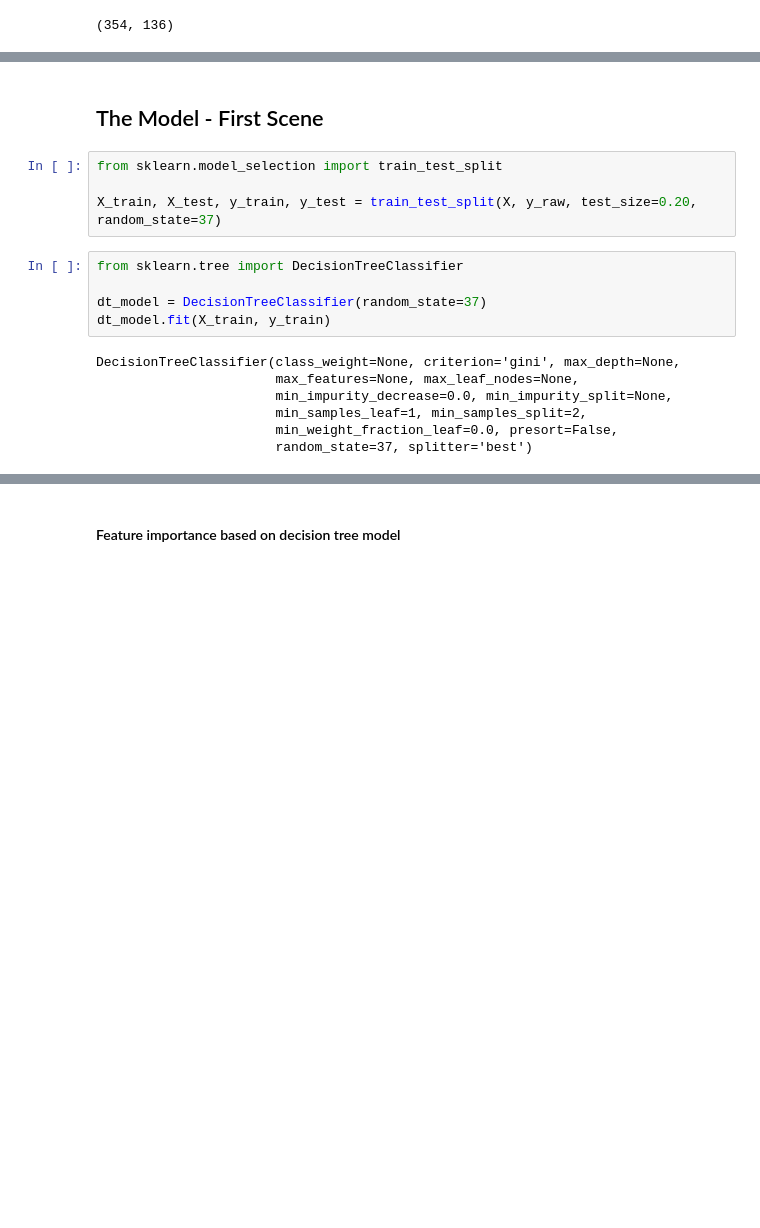
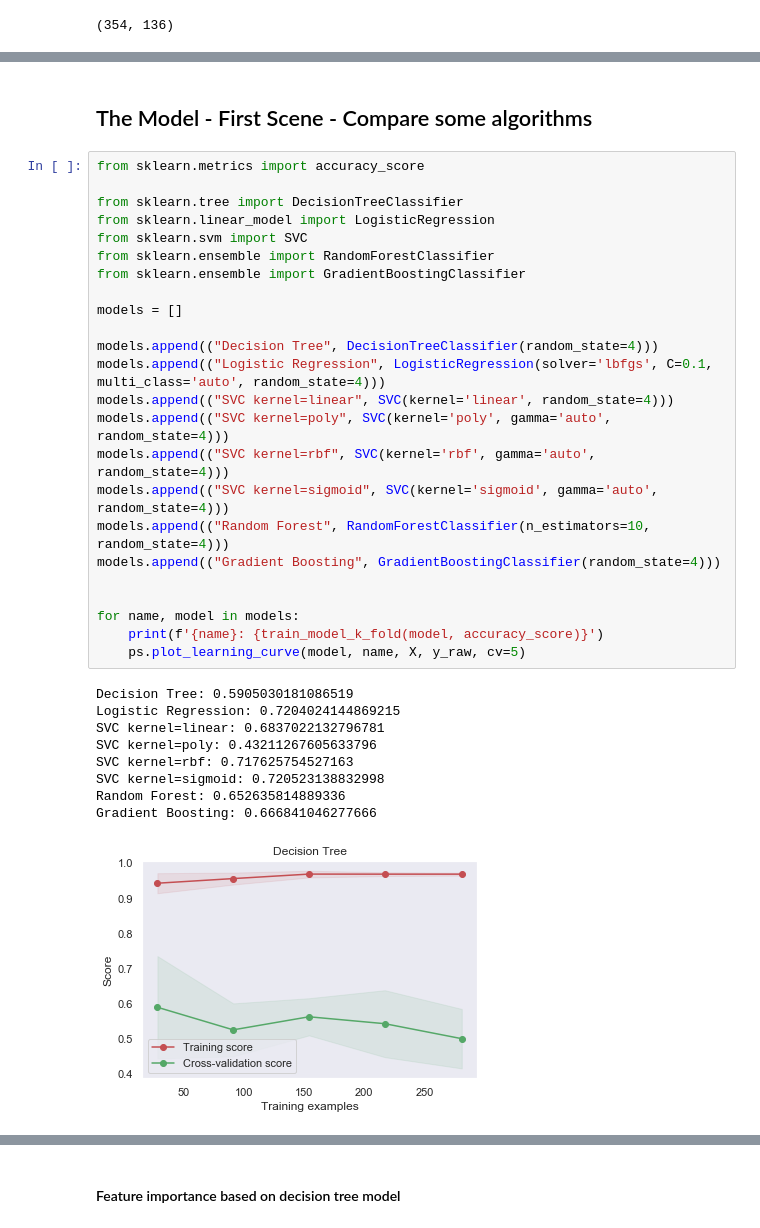
Before and after one commit to BAlmeidaS/women-world-cup-predictor, a Jupyter notebook: women_world_cup_predictor.ipynb, the cells around one changed output, grey strips where cells are left out. Saved outputs shown, nothing was run; the diff lists cells and outputs as text; blank space fills up the shorter version.

Commit message:
Discovering ds models classifier and analysing them
Co-authored-by: Suelen Fenali <suelen.cfenali@gmail.com>

```diff
--- a/women_world_cup_predictor.ipynb
+++ b/women_world_cup_predictor.ipynb
@@ -231,18 +261,36 @@ shape all merged:
 # %% [markdown]
-## The Model - First Scene
+## The Model - First Scene - Compare some algorithms
-# %%
-from sklearn.model_selection import train_test_split
-
-X_train, X_test, y_train, y_test = train_test_split(X, y_raw, test_size=0.20, random_state=37)
-# %%
-from sklearn.tree import DecisionTreeClassifier
-
-dt_model = DecisionTreeClassifier(random_state=37)
-dt_model.fit(X_train, y_train)
-# %% [output]
-DecisionTreeClassifier(class_weight=None, criterion='gini', max_depth=None,
-                       max_features=None, max_leaf_nodes=None,
-                       min_impurity_decrease=0.0, min_impurity_split=None,
-                       min_samples_leaf=1, min_samples_split=2,
-                       min_weight_fraction_leaf=0.0, presort=False,
-                       random_state=37, splitter='best')
+# %%
+from sklearn.metrics import accuracy_score
+
+from sklearn.tree import DecisionTreeClassifier
+from sklearn.linear_model import LogisticRegression
+from sklearn.svm import SVC
+from sklearn.ensemble import RandomForestClassifier
+from sklearn.ensemble import GradientBoostingClassifier
+
+models = []
+
+models.append(("Decision Tree", DecisionTreeClassifier(random_state=4)))
+models.append(("Logistic Regression", LogisticRegression(solver='lbfgs', C=0.1, multi_class='auto', random_state=4)))
+models.append(("SVC kernel=linear", SVC(kernel='linear', random_state=4)))
+models.append(("SVC kernel=poly", SVC(kernel='poly', gamma='auto', random_state=4)))
+models.append(("SVC kernel=rbf", SVC(kernel='rbf', gamma='auto', random_state=4)))
+models.append(("SVC kernel=sigmoid", SVC(kernel='sigmoid', gamma='auto', random_state=4)))
+models.append(("Random Forest", RandomForestClassifier(n_estimators=10, random_state=4)))
+models.append(("Gradient Boosting", GradientBoostingClassifier(random_state=4)))
+
+
+for name, model in models:
+    print(f'{name}: {train_model_k_fold(model, accuracy_score)}')
+    ps.plot_learning_curve(model, name, X, y_raw, cv=5)
+# %% [output]
+Decision Tree: 0.5905030181086519
+Logistic Regression: 0.7204024144869215
+SVC kernel=linear: 0.6837022132796781
+SVC kernel=poly: 0.43211267605633796
+SVC kernel=rbf: 0.717625754527163
+SVC kernel=sigmoid: 0.720523138832998
+Random Forest: 0.652635814889336
+Gradient Boosting: 0.666841046277666
+[figure, added]
```
Also changed, not shown: parts of 11 cells of this notebook, 1 other file.
